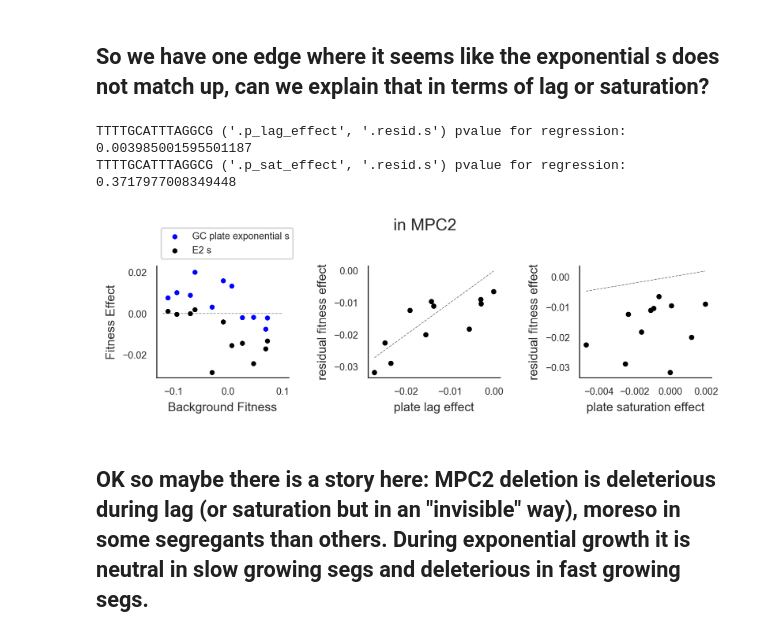
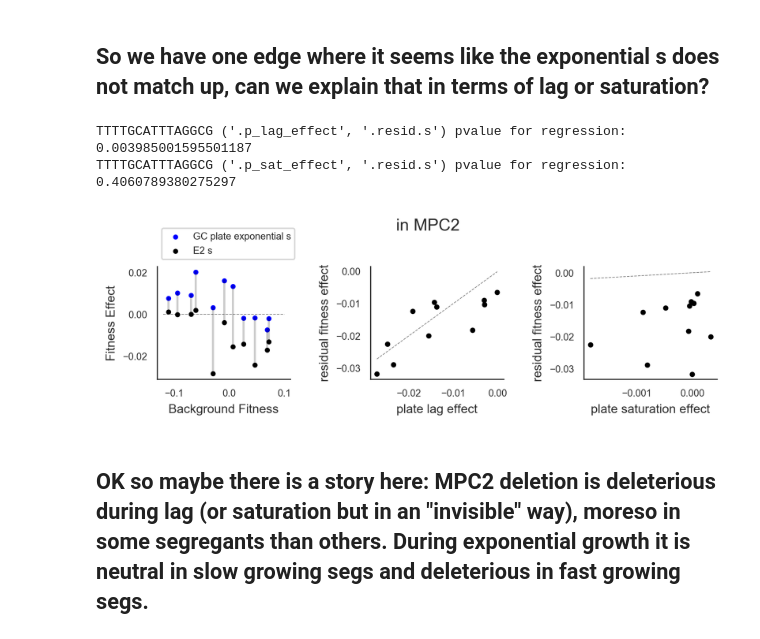
Before and after one commit to mjohnson11/TnSeq_Pipeline, a Jupyter notebook: scripts/GC_plotting.ipynb, the cells around one changed output. Drawn from its saved outputs; the diff is of its cells as text; code cells hidden in the pictures.

Commit message:
updating plotting code

```diff
--- a/scripts/GC_plotting.ipynb
+++ b/scripts/GC_plotting.ipynb
@@ -15,8 +15,7 @@ gcf_cells = pd.read_csv('../../Analysis/GCF_cell_density_estimates.csv')
 gcp_cells = pd.read_csv('../../Analysis/GCP_cell_density_estimates.csv')
 growth_rates = {i[0]: [np.mean(i[1:3]), i[3]] for i in
                 pd.read_csv('../../Analysis/GC_seg_growth_rates.csv').as_matrix(['segregant', 'plate_expo_rate_r1', 'plate_expo_rate_r2', 'flask_expo_rate'])}
-cycle_growth = np.log(2**10)
-hours_at_saturation = {s: [24 - cycle_growth/growth_rates[s][i] for i in range(2)] for s in growth_rates}
+hours_at_saturation = {s: [24 - 10/growth_rates[s][i] for i in range(2)] for s in growth_rates}
 segs = [
     'LK1-G09',
      'LK1-B04',
@@ -130,32 +133,34 @@ print(len(sig), 'deviate significantly')
 # %%
 for edge in sig:
     fig, subs = pl.subplots(1, 3, figsize=(7.25, 1.5), dpi=300)
     pl.subplots_adjust(wspace=0.6)
     df_row = gc.loc[gc['Edge']==edge].iloc[0]
     subs[0].plot([-0.12, 0.1], [0, 0], linestyle='dashed', c='k', alpha=0.5, linewidth=0.5)
+    for seg in segs:
+        subs[0].plot([seg_to_fit[seg], seg_to_fit[seg]], [df_row[seg + '.p_expo_mean'], df_row[seg + '.mean.s']], c='k', alpha=0.2)
     subs[0].scatter([seg_to_fit[seg] for seg in segs], [df_row[seg + '.p_expo_mean'] for seg in segs], c='b',
                 label="GC plate exponential s", s=7)
     subs[0].scatter([seg_to_fit[seg] for seg in segs], [df_row[seg + '.mean.s'] for seg in segs], c='k', label=exp_code + ' s', s=7)
     subs[0].set_xlabel("Background Fitness", fontsize=9)
     subs[0].set_ylabel("Fitness Effect", fontsize=9)
     subs[0].legend(fontsize=7, bbox_to_anchor=(0., 1.02, 1., .102), loc=3, )
     for p in [(1, ('.p_lag_effect', '.resid.s'), ('plate lag effect', 'residual fitness effect')),
               (2, ('.p_sat_effect', '.resid.s'), ('plate saturation effect', 'residual fitness effect'))]:
         x, y = [df_row[seg + p[1][0]] for seg in segs], [df_row[seg + p[1][1]] for seg in segs]
         subs[p[0]].plot([min(x), max(x)], [min(x), max(x)], linestyle='dashed', c='k', alpha=0.5, linewidth=0.5)
         subs[p[0]].scatter(x, y, c='k', s=8)
         subs[p[0]].set_xlabel(p[2][0], fontsize=9)
         subs[p[0]].set_ylabel(p[2][1], fontsize=9)
         print(edge, p[1], 'pvalue for regression:', sci_stats.linregress(x, y)[3])
     for sub in subs:
         sub.tick_params(axis='both', which='major', labelsize=7)
     fig.suptitle(df_row['Gene.Use'], fontsize=12, y=1.2)
     sns.despine()
     fig.savefig('../../Figures/supp_figs/sig_deviations_'  + edge + '_' + df_row['Gene.Use'] + '.png', background='transparent', bbox_inches='tight', pad_inches=0.1)
 # %% [output]
 TTTTGCATTTAGGCG ('.p_lag_effect', '.resid.s') pvalue for regression: 0.003985001595501187
-TTTTGCATTTAGGCG ('.p_sat_effect', '.resid.s') pvalue for regression: 0.3717977008349448
+TTTTGCATTTAGGCG ('.p_sat_effect', '.resid.s') pvalue for regression: 0.4060789380275297
-[figure, old version]
+[figure, new version]
 # %% [markdown]
 ## OK so maybe there is a story here: MPC2 deletion is deleterious during lag (or saturation but in an "invisible" way), moreso in some segregants than others.  During exponential growth it is neutral in slow growing segs and deleterious in fast growing segs.
 # %% [markdown]
```
Also changed, not shown: parts of 1 cell of this notebook, 1 other file.
